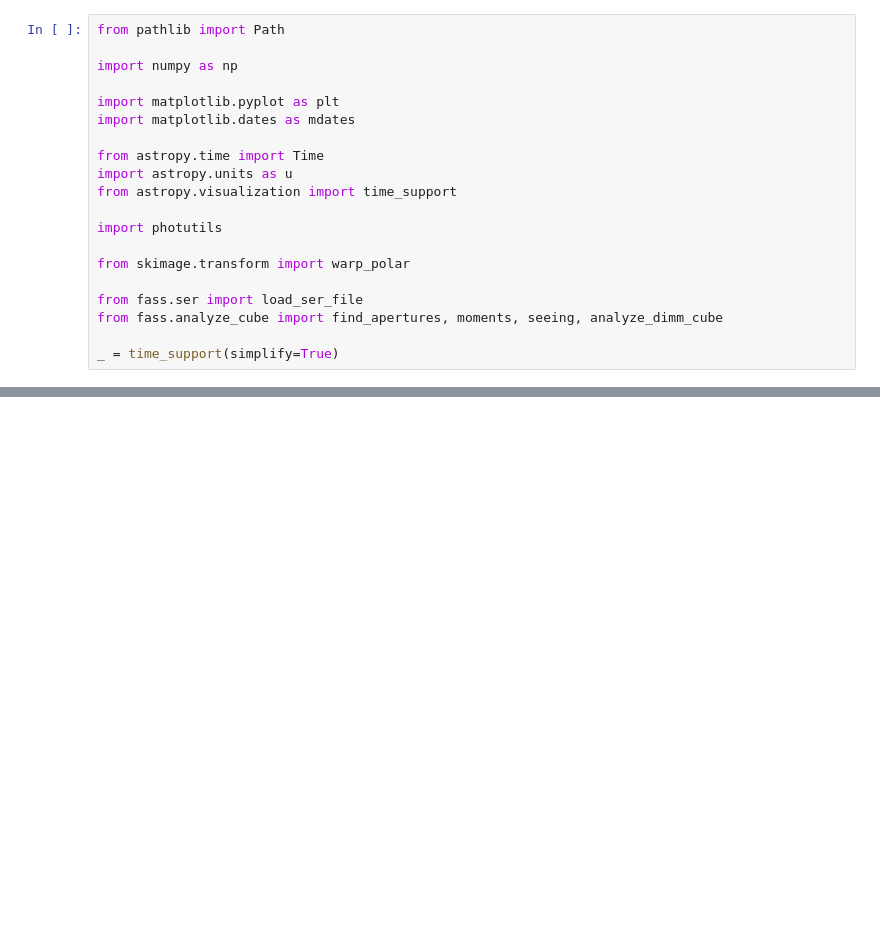
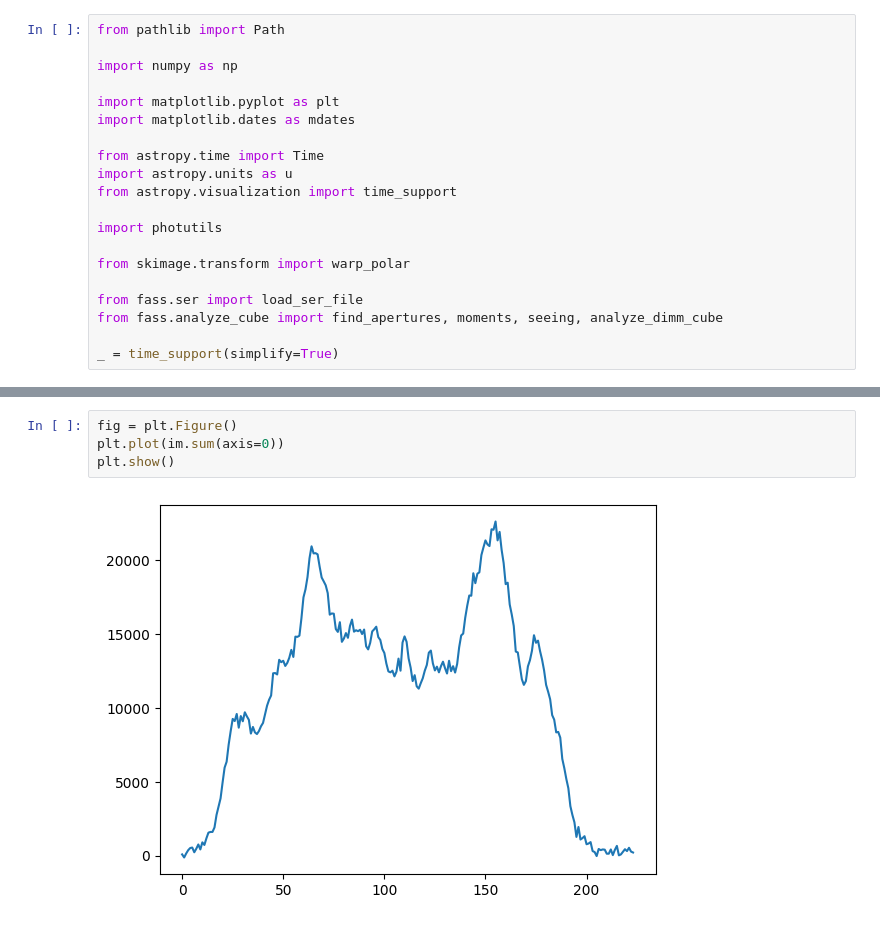
Before and after one commit to tepickering/ser_utils, a Jupyter notebook: notebooks/fass_dev.ipynb, the cells around one changed output, grey strips where cells are left out. Cells and saved outputs as stored; diff of their text form; blank space fills up the shorter version.

```diff
--- a/notebooks/fass_dev.ipynb
+++ b/notebooks/fass_dev.ipynb
@@ -58,0 +222,6 @@ d = load_ser_file(testfile)
+# %%
+fig = plt.Figure()
+plt.plot(im.sum(axis=0))
+plt.show()
+# %% [output]
+[figure, added]
```
Also changed, not shown: parts of 21 cells of this notebook, 1 other file.
